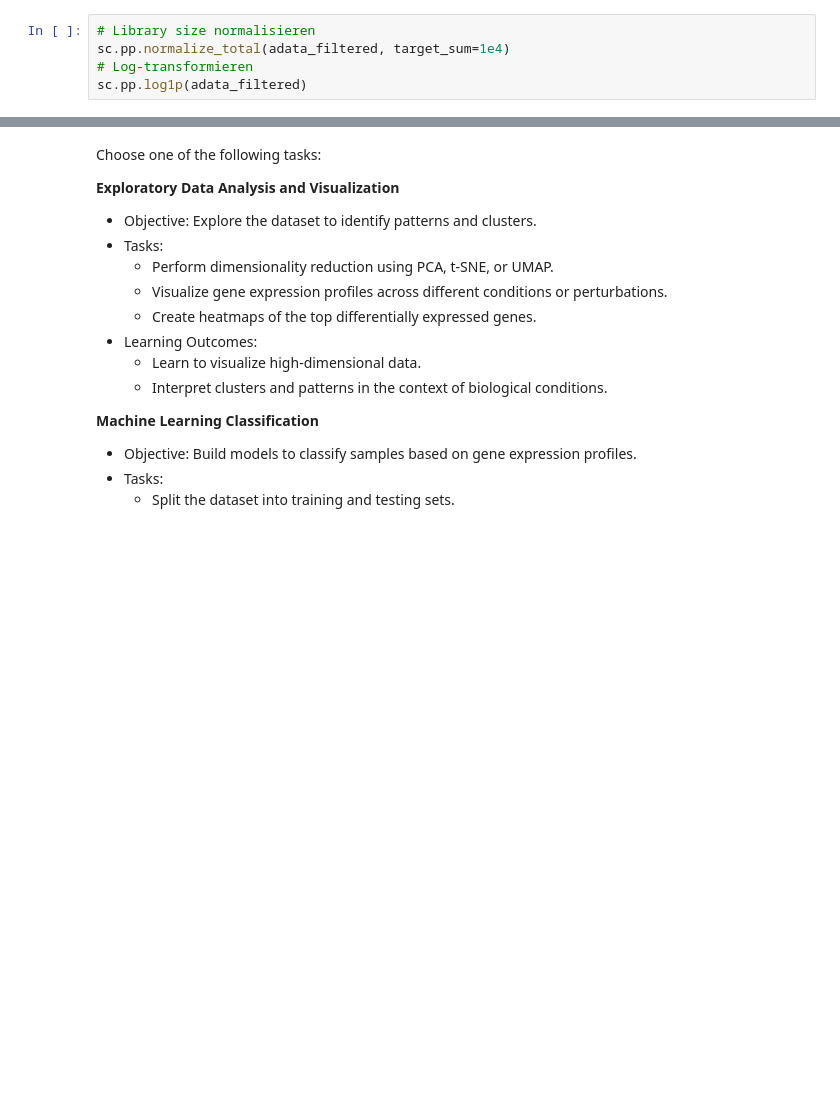
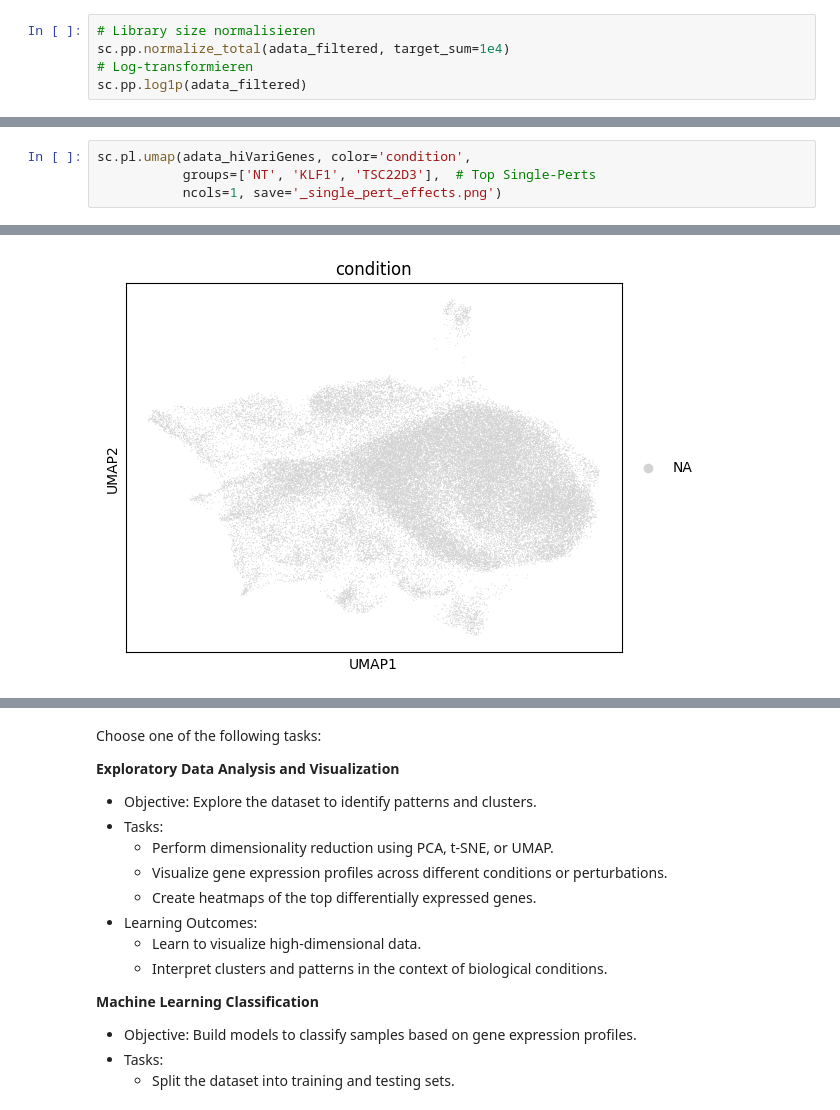
Before and after one commit to hadele/luh_module_amlg_assignment, a Jupyter notebook: scrnaseq_project.ipynb, the cells around one changed output, grey strips where cells are left out. Cells and saved outputs as stored; diff of their text form; blank space fills up the shorter version.

```diff
--- a/scrnaseq_project.ipynb
+++ b/scrnaseq_project.ipynb
@@ -161,0 +179,5 @@ sc.pl.highly_variable_genes(adata_filtered)
+# %%
+sc.pl.umap(adata_hiVariGenes, color='condition',
+           groups=['NT', 'KLF1', 'TSC22D3'],  # Top Single-Perts
+           ncols=1, save='_single_pert_effects.png')
+# %% [output]
@@ -161,0 +185 @@ sc.pl.highly_variable_genes(adata_filtered)
+[figure, added]
```
Also changed, not shown: parts of 13 cells of this notebook, 1 other file.
